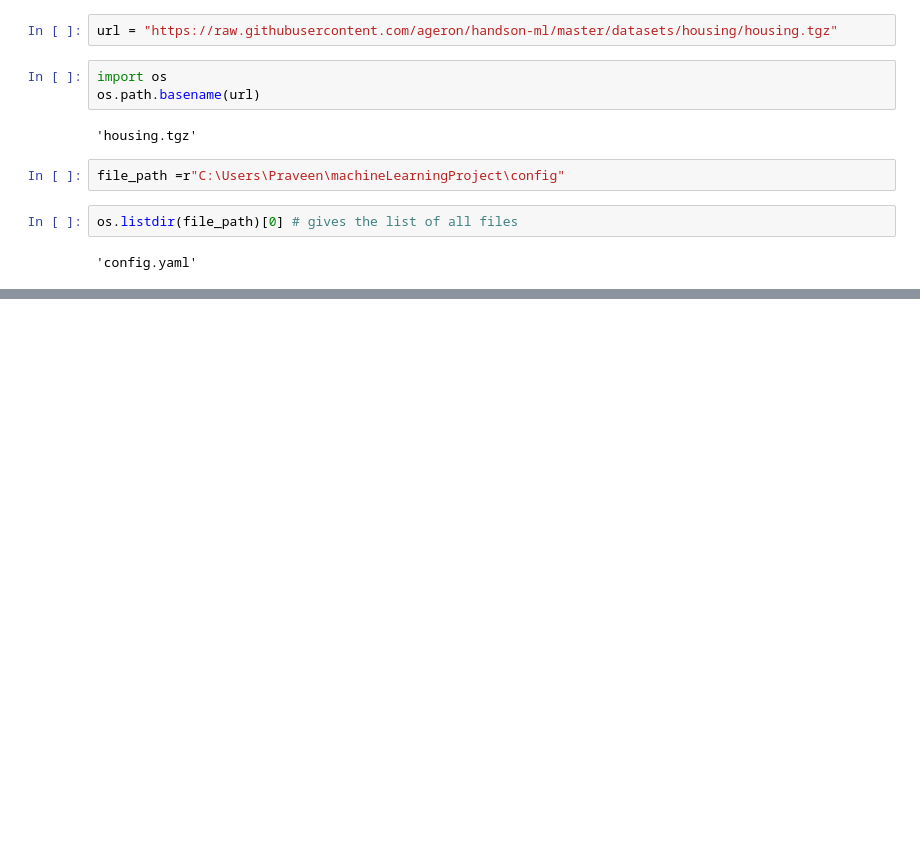
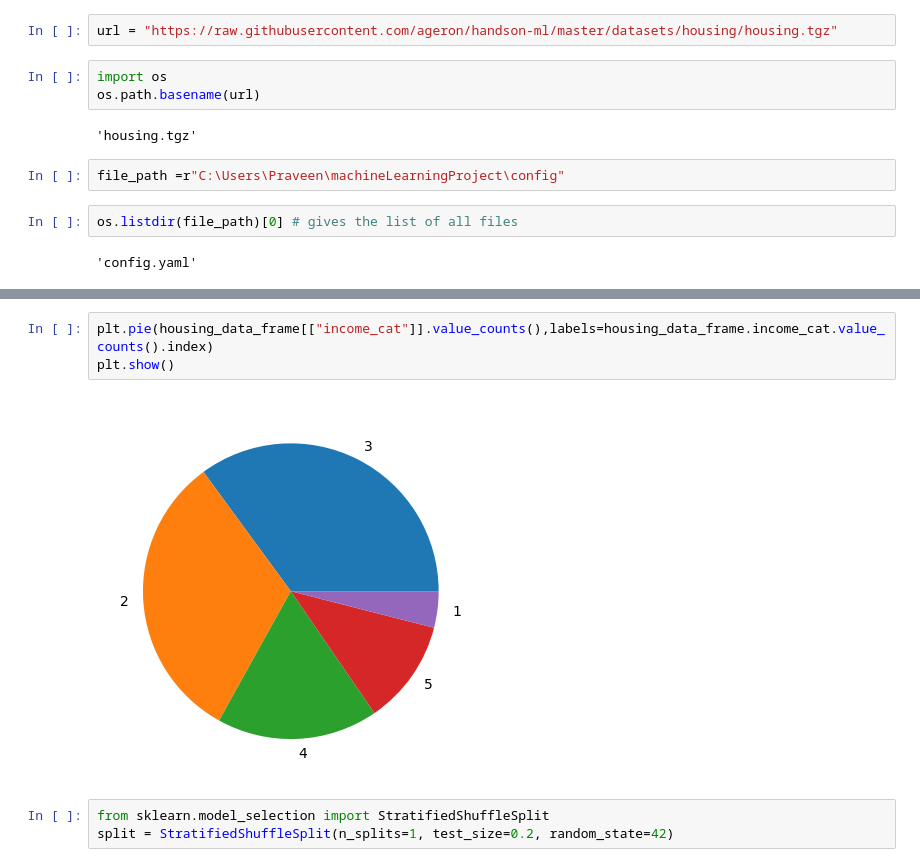
Before and after one commit to vini2309/machineLearningProject, a Jupyter notebook: notebook/example.ipynb, the cells around one changed output, grey strips where cells are left out. Drawn from its saved outputs; the diff is of its cells as text; blank space fills up the shorter version.

```diff
--- a/notebook/example.ipynb
+++ b/notebook/example.ipynb
@@ -157,0 +186,8 @@ os.listdir(file_path)[0] # gives the list of all files
+# %%
+plt.pie(housing_data_frame[["income_cat"]].value_counts(),labels=housing_data_frame.income_cat.value_counts().index)
+plt.show()
+# %% [output]
+[figure, added]
+# %%
+from sklearn.model_selection import StratifiedShuffleSplit
+split = StratifiedShuffleSplit(n_splits=1, test_size=0.2, random_state=42)
```
Also changed, not shown: parts of 13 cells of this notebook, 7 other files.
